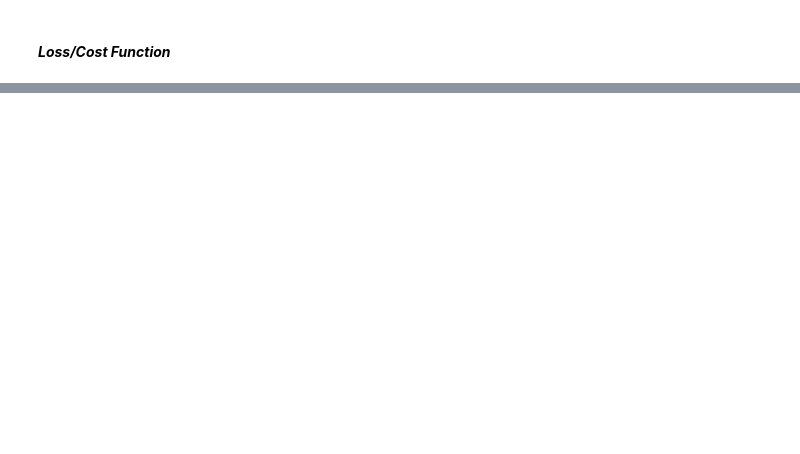
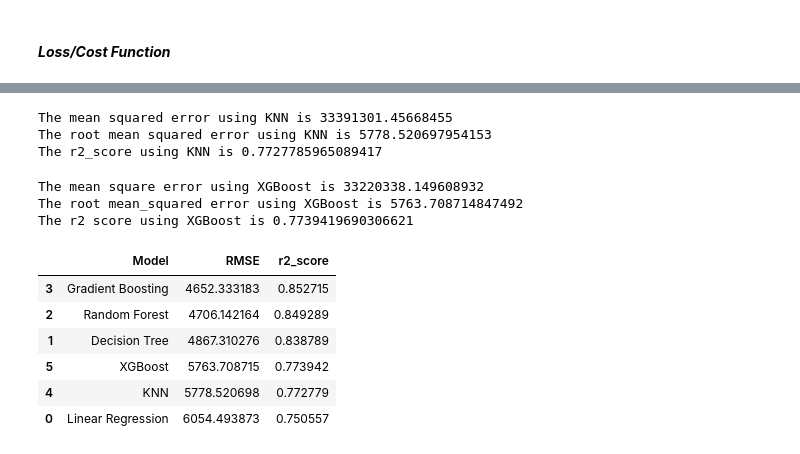
Before and after one commit to Yashwanth1119/Insurance_Premium_ML, a Jupyter notebook: insurance.ipynb, the cells around one changed output, grey strips where cells are left out. Drawn from its saved outputs; the diff is of its cells as text; code cells hidden in the pictures; blank space fills up the shorter version.

```diff
--- a/insurance.ipynb
+++ b/insurance.ipynb
@@ -615,0 +788,21 @@ print(X_train.shape, y_test.shape)
+# %%
+knn = Pipeline(steps=[('preprocessor', preprocessor),
+                ('knn', KNeighborsRegressor(n_neighbors=10))])
+
+knn.fit(X_train, y_train)
+
+# Predictiong The model
+y_pred4 = knn.predict(X_test)
+
+# Evaluation Metrics
+knn_mse = mean_squared_error(y_test, y_pred4)
+knn_rmse = mean_squared_error(y_test, y_pred4, squared=False)
+knn_r2_score = r2_score(y_test, y_pred4)
+
+print("The mean squared error using KNN is {}".format(knn_mse))
+print("The root mean squared error using KNN is {}".format(knn_rmse))
+print("The r2_score using KNN is {}".format(knn_r2_score))
+# %% [output]
+The mean squared error using KNN is 33391301.45668455
+The root mean squared error using KNN is 5778.520697954153
+The r2_score using KNN is 0.7727785965089417
@@ -615,0 +811,40 @@ print(X_train.shape, y_test.shape)
+# %%
+xgb_reg = Pipeline(steps=[('preprocessor', preprocessor),
+                ('xgb', xgb.XGBRegressor())])
+
+xgb_reg.fit(X_train, y_train)
+
+# Predicting the moodel
+y_pred5 = xgb_reg.predict(X_test)
+
+# Evaluation Metrics
+xgb_reg_mse = mean_squared_error(y_test, y_pred5)
+xgb_reg_rmse = mean_squared_error(y_test, y_pred5, squared=False)
+xgb_reg_r2_score = r2_score(y_test, y_pred5)
+
+print("The mean square error using XGBoost is {}".format(xgb_reg_mse))
+print("The root mean_squared error using XGBoost is {}".format(xgb_reg_rmse))
+print("The r2 score using XGBoost is {}".format(xgb_reg_r2_score))
+# %% [output]
+The mean square error using XGBoost is 33220338.149608932
+The root mean_squared error using XGBoost is 5763.708714847492
+The r2 score using XGBoost is 0.7739419690306621
+# %%
+models = pd.DataFrame({
+    'Model' : ['Linear Regression', 'Decision Tree', 'Random Forest',
+               'Gradient Boosting', 'KNN', 'XGBoost'],
+    'RMSE' : [linear_reg_rmse, decision_tree_rmse, random_forest_rmse,
+            gradient_boosting_rmse, knn_rmse, xgb_reg_rmse],
+    'r2_score' : [linear_reg_r2_score, decision_tree_r2_score, random_forest_r2_score,
+    gradient_boosting_r2_score, knn_r2_score, xgb_reg_r2_score]
+})
+
+models.sort_values(by='RMSE', ascending=True)
+# %% [output]
+|  | Model | RMSE | r2_score |
+| 3 | Gradient Boosting | 4652.333183 | 0.852715 |
+| 2 | Random Forest | 4706.142164 | 0.849289 |
+| 1 | Decision Tree | 4867.310276 | 0.838789 |
+| 5 | XGBoost | 5763.708715 | 0.773942 |
+| 4 | KNN | 5778.520698 | 0.772779 |
+| 0 | Linear Regression | 6054.493873 | 0.750557 |
```
Also changed, not shown: parts of 23 cells of this notebook, 1 other file.
